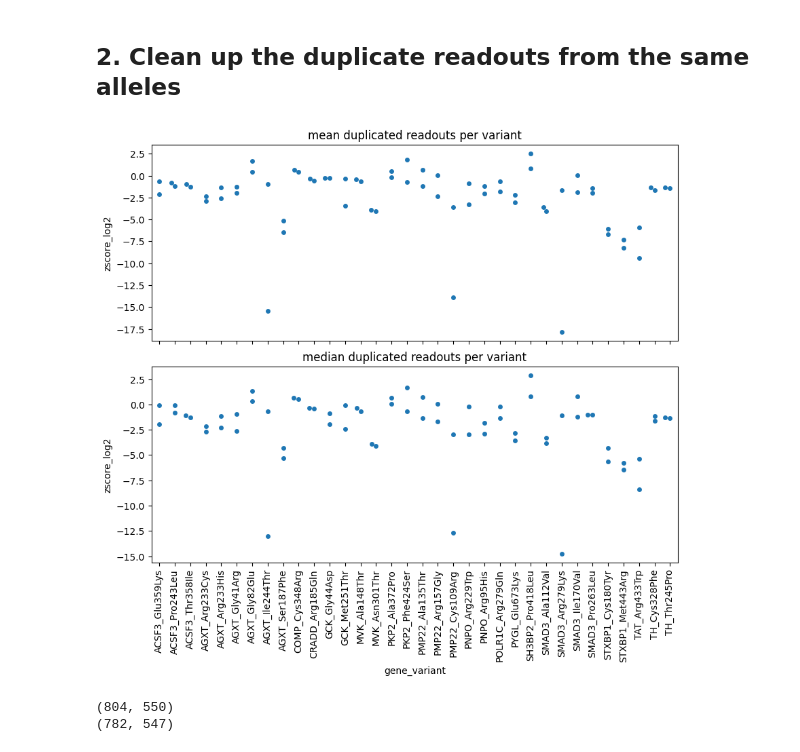
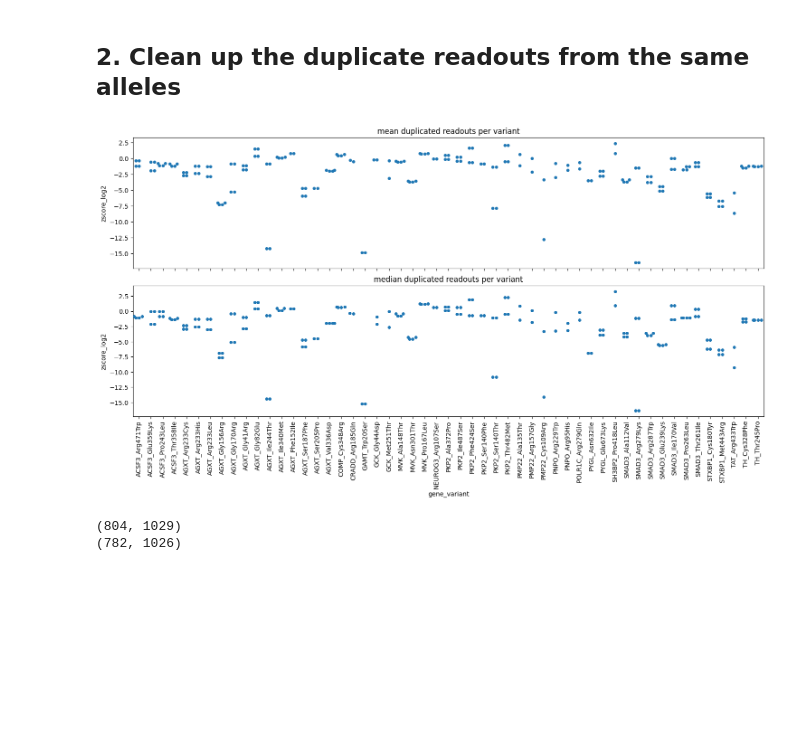
Before and after one commit to broadinstitute/2025_laval_submitted, a Jupyter notebook: 2_individual_assay_results/dual_ipa/2_analysis/3_compute_allele_level_stats.ipynb, the cells around one changed output. Saved outputs shown, nothing was run; the diff lists cells and outputs as text; code cells hidden in the pictures; blank space fills up the shorter version.

Commit message:
Updated DUAL-IPA analyses with new ClinVar labels, LLR calculation and new results for this assay's hits

```diff
--- a/2_individual_assay_results/dual_ipa/2_analysis/3_compute_allele_level_stats.ipynb
+++ b/2_individual_assay_results/dual_ipa/2_analysis/3_compute_allele_level_stats.ipynb
@@ -55,8 +55,7 @@ mean_df = pl.DataFrame(pDEST_DUAL_avg_allele_df)
 median_df = pl.DataFrame(pDEST_DUAL_median_allele_df)
 
 # append metadata and write out files
-metadata = pl.read_csv(f"{meta_outputs}/varchamp_seq_confirm_alleles_clinvar_gnomad_dbnsfp_struc_scores_OMIM_MOI_disease_modules.tsv",
-                       separator="\t", infer_schema_length=1000000
+metadata = pl.read_parquet(f"{meta_outputs}/VarChAMP_Allele_Collection_1Perc_ClinVar_dbNSFP_pLDDT_RSA_G2P_OMIM_MOI.parquet"
 ).with_columns(
     pl.col("orf_id").cast(pl.Int64).alias("orf_id"),
     pl.col("mut_id").cast(pl.Int64).alias("mut_id")
@@ -80,34 +79,34 @@ median_df = median_df.with_columns(
 # %%
 import seaborn as sns
 
 mean_median_dict = {
     "mean": mean_df,
     "median": median_df
 }
 
-fig, axes = plt.subplots(2, 1, figsize=(10,8), sharex=True)
+fig, axes = plt.subplots(2, 1, figsize=(18,8), sharex=True)
 for name, df in mean_median_dict.items():
     meta_df = df.filter(
         pl.col("zscore_log2").is_not_null()
     )
     df_dup = meta_df.filter(pl.col("gene_variant").is_duplicated())
     df_no_dup = meta_df.filter(~pl.col("gene_variant").is_duplicated())
 
     ax = axes[0] if name=="mean" else axes[1]
     sns.swarmplot(
         data=df_dup.sort("gene_variant").to_pandas(),
         x="gene_variant",
         y="zscore_log2",
         ax=ax
     )
     ax.set_title(f"{name} duplicated readouts per variant")
 
 axes[1].set_xticks(range((df_dup.unique("gene_variant").shape[0])))
 axes[1].set_xticklabels(ax.get_xticklabels(), rotation=90)
 plt.subplots_adjust(hspace=0.13)
 plt.show()
 # %% [output]
-[figure, old version]
+[figure, new version]
 # %%
 for name, df in mean_median_dict.items():
     meta_df = df.filter(
@@ -121,7 +120,7 @@ for name, df in mean_median_dict.items():
         df_dup.sort("gene_variant", "n_cells").unique(subset="gene_variant", keep="last"),
     ])
     print(final_df.shape)
-    final_df.write_csv(f'{dualipa_outputs}/DUALIPA_{name}_zscore.csv')
+    final_df.write_parquet(f'{dualipa_outputs}/DUALIPA_{name}_zscore.parquet')
 # %% [output]
-(804, 550)
-(782, 547)
+(804, 1029)
+(782, 1026)
```
Also changed, not shown: parts of 1 cell of this notebook, 26 other files.
